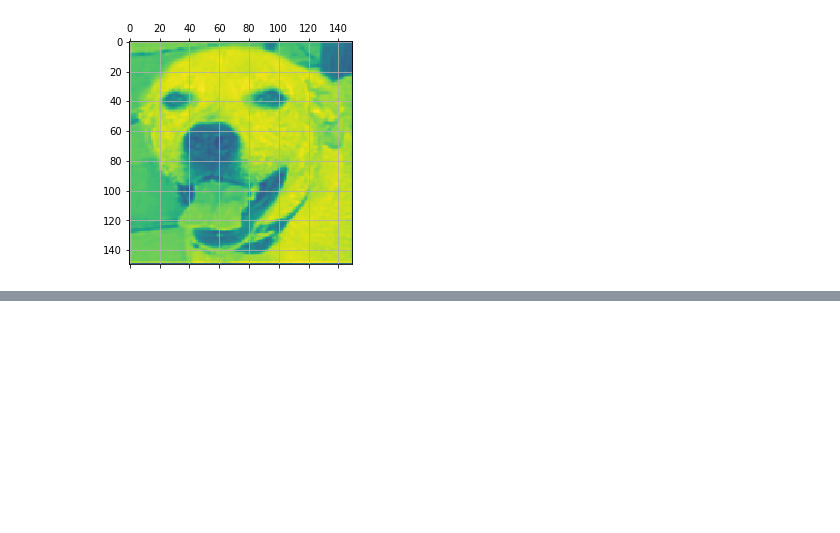
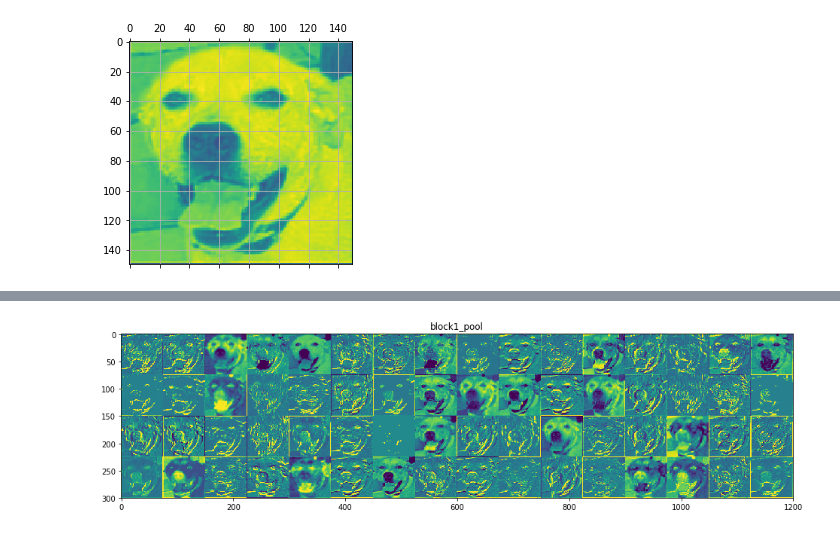
Before and after one commit to amrutask/Machine_Learning, a Jupyter notebook: HomeWork3/Problem4.ipynb, the cells around one changed output, grey strips where cells are left out. Drawn from its saved outputs; the diff is of its cells as text; code cells hidden in the pictures; blank space fills up the shorter version.

```diff
--- a/HomeWork3/Problem4.ipynb
+++ b/HomeWork3/Problem4.ipynb
@@ -283,0 +289,4 @@ for layer_name, layer_activation in zip(layer_names, activations):
+# %%
+visualize_ConvLayer(3)
+# %% [output]
+[figure, added]
```
Also changed, not shown: parts of 16 cells of this notebook.
